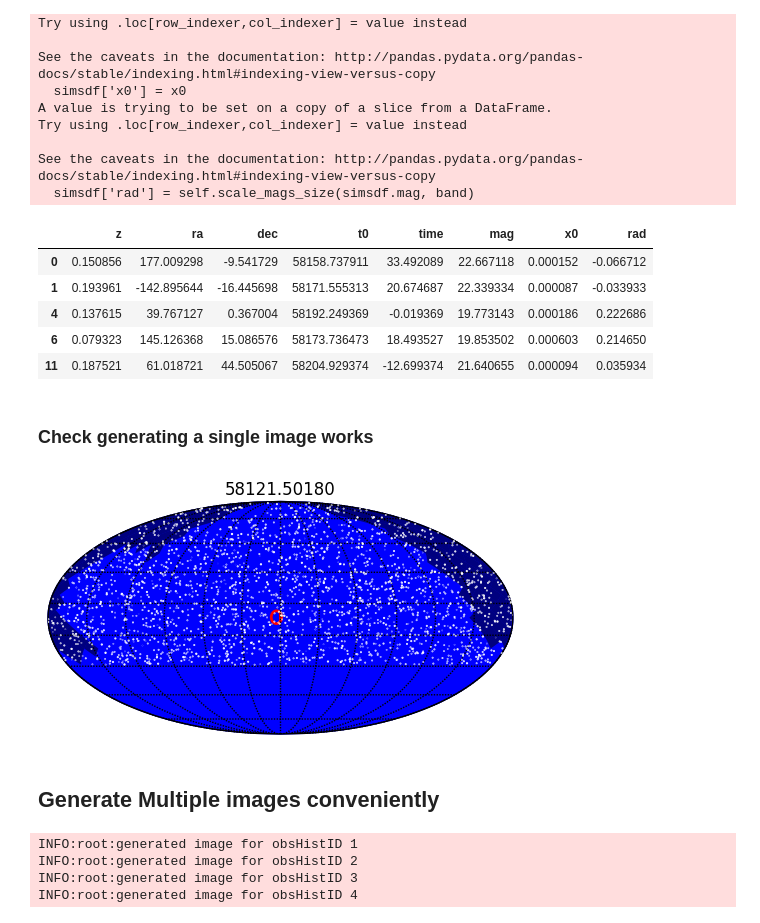
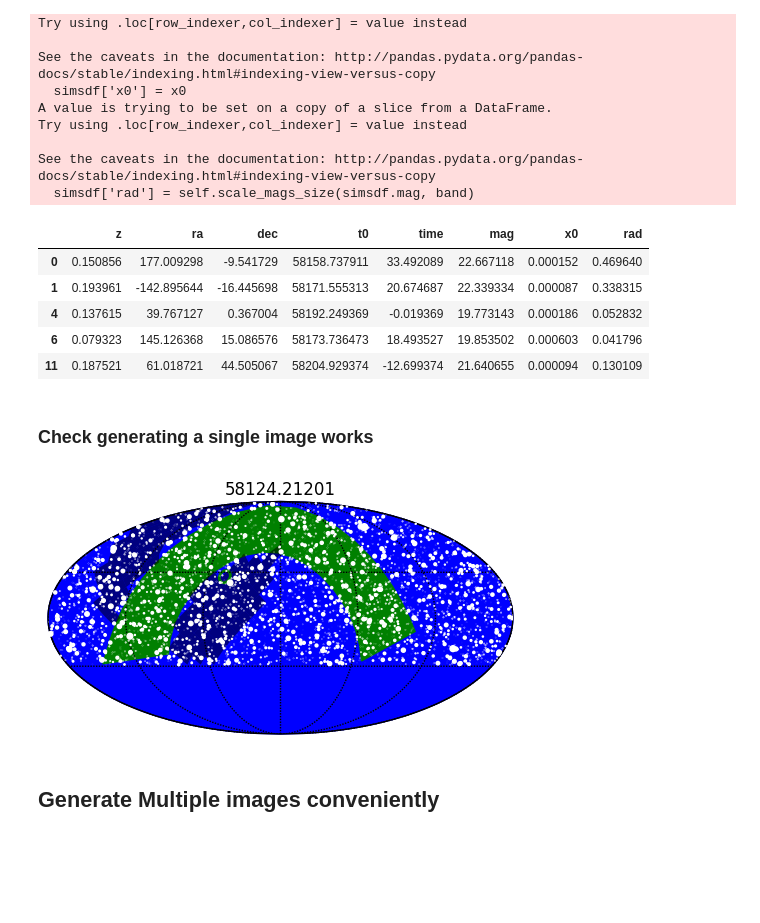
Before and after one commit to oskarkleincentre/cadence_demo_for_ztf, a Jupyter notebook: examples/Demo_ztf_sn_scatter.ipynb, the cells around one changed output. Cells and saved outputs as stored; diff of their text form; code cells hidden in the pictures; blank space fills up the shorter version.

Commit message:
Changed scaling of point sizes to suggested sizes. - updated demo 	modified:   examples/Demo_ztf_sn_scatter.ipynb 	modified:   vizztf/ztf.py

```diff
--- a/examples/Demo_ztf_sn_scatter.ipynb
+++ b/examples/Demo_ztf_sn_scatter.ipynb
@@ -54,7 +54,7 @@ df = read_cadence()
 # %% [markdown]
 # Check that it uses the simulation and can Generate an image correctly
 # %%
-ztfsky = ZTFSNViz(showVisibleFields=True, showVarScatter=True,
+ztfsky = ZTFSNViz(showVisibleFields=True, showVarScatter=True, showMW=True,
                   data_dir='/Users/rbiswas/doc/projects/ZTF/data_year/')
 # %%
 ztfsky.show_var_scatter
@@ -82,18 +82,19 @@ See the caveats in the documentation: http://pandas.pydata.org/pandas-docs/stabl
 simdata.head()
 # %% [output]
 |  | z | ra | dec | t0 | time | mag | x0 | rad |
-| 0 | 0.150856 | 177.009298 | -9.541729 | 58158.737911 | 33.492089 | 22.667118 | 0.000152 | -0.066712 |
-| 1 | 0.193961 | -142.895644 | -16.445698 | 58171.555313 | 20.674687 | 22.339334 | 0.000087 | -0.033933 |
-| 4 | 0.137615 | 39.767127 | 0.367004 | 58192.249369 | -0.019369 | 19.773143 | 0.000186 | 0.222686 |
-| 6 | 0.079323 | 145.126368 | 15.086576 | 58173.736473 | 18.493527 | 19.853502 | 0.000603 | 0.214650 |
-| 11 | 0.187521 | 61.018721 | 44.505067 | 58204.929374 | -12.699374 | 21.640655 | 0.000094 | 0.035934 |
+| 0 | 0.150856 | 177.009298 | -9.541729 | 58158.737911 | 33.492089 | 22.667118 | 0.000152 | 0.469640 |
+| 1 | 0.193961 | -142.895644 | -16.445698 | 58171.555313 | 20.674687 | 22.339334 | 0.000087 | 0.338315 |
+| 4 | 0.137615 | 39.767127 | 0.367004 | 58192.249369 | -0.019369 | 19.773143 | 0.000186 | 0.052832 |
+| 6 | 0.079323 | 145.126368 | 15.086576 | 58173.736473 | 18.493527 | 19.853502 | 0.000603 | 0.041796 |
+| 11 | 0.187521 | 61.018721 | 44.505067 | 58204.929374 | -12.699374 | 21.640655 | 0.000094 | 0.130109 |
 # %% [markdown]
 ### Check generating a single image works
 # %%
-ra, dec, mjd, band = df.loc[682, ['fieldRA', 'fieldDec', 'expMJD', 'filter']]
-fig, ax = ztfsky.generate_image(ra, dec, 4., mjd, band=band, sndf=simsdf)
+ra, dec, mjd, band = df.loc[3000, ['fieldRA', 'fieldDec', 'expMJD', 'filter']]
+fig, ax = ztfsky.generate_image(np.degrees(ra), np.degrees(dec), 4.,
+                                mjd, band=band, sndf=simsdf, )
 # %% [output]
-[figure, old version]
+[figure, new version]
 # %%
 import matplotlib.pyplot as plt
 # %% [markdown]
@@ -103,11 +104,6 @@ import logging
 logging.basicConfig(filename='multiImage.log', level=logging.INFO)
 # %%
 ztfsky.generate_images_from([1, 2, 3, 4], df, snsims=simsdf, savefig=True)
-# %% [output]
-INFO:root:generated image for obsHistID 1
-INFO:root:generated image for obsHistID 2
-INFO:root:generated image for obsHistID 3
-INFO:root:generated image for obsHistID 4
 # %%
 !ls -ltr
 # %% [output]
```
Also changed, not shown: parts of 2 cells of this notebook, 1 other file.
